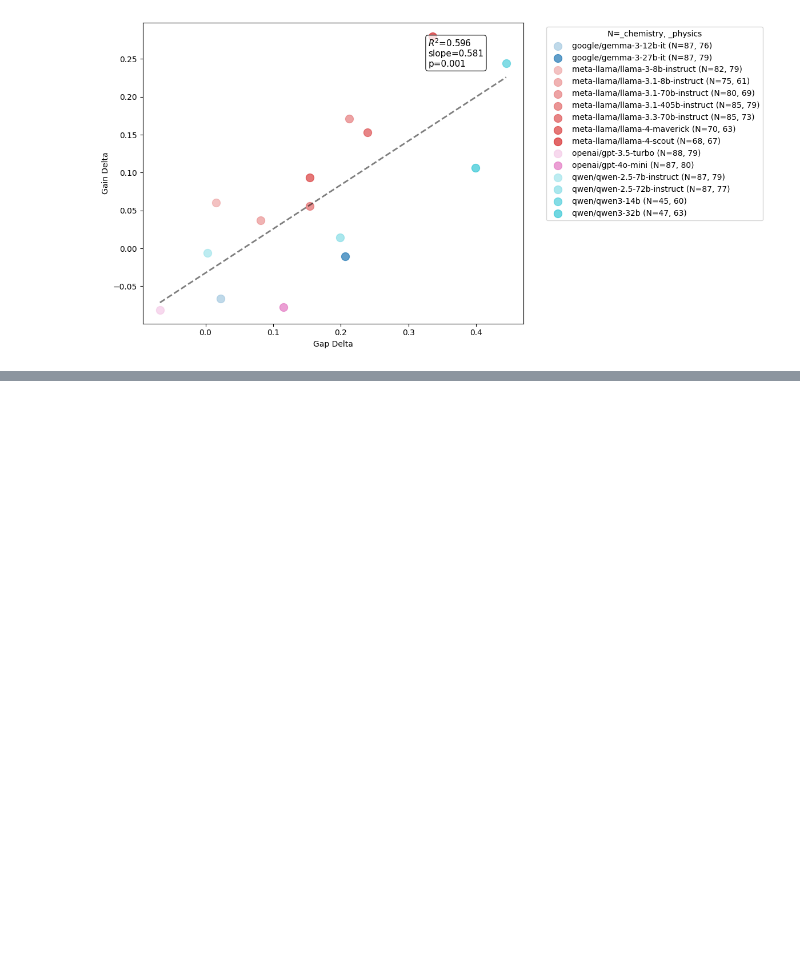
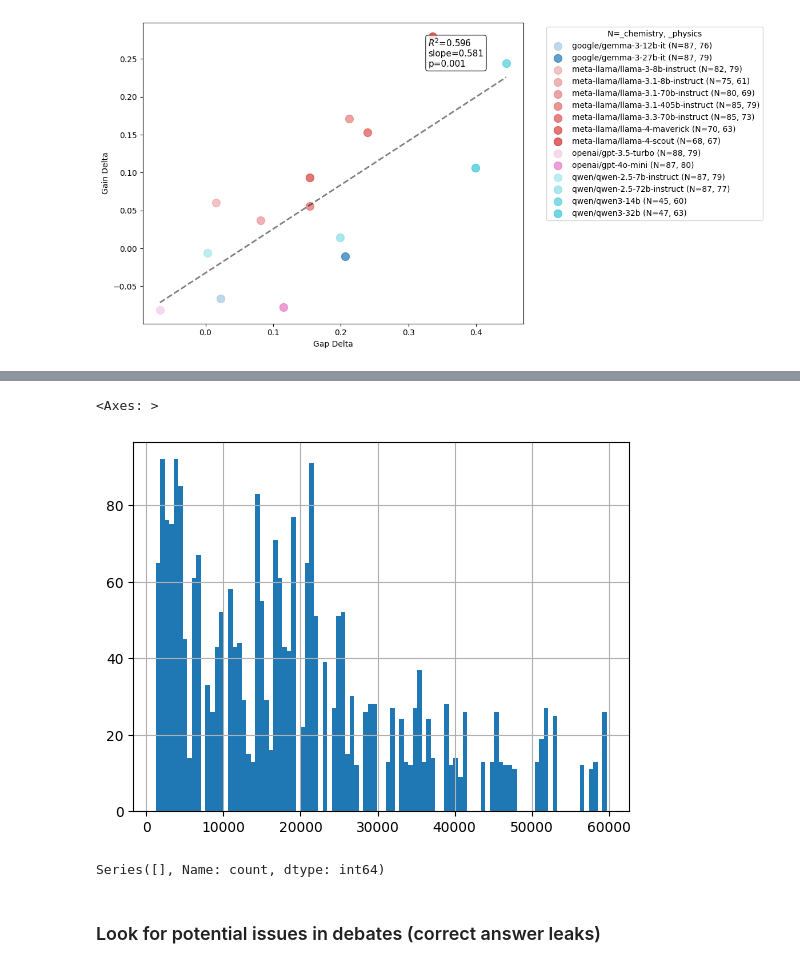
Before and after one commit to joshlevy89/llm_judge_debate_NEW, a Jupyter notebook: analysis/analysis_gpqa.ipynb, the cells around one changed output, grey strips where cells are left out. Drawn from its saved outputs; the diff is of its cells as text; code cells hidden in the pictures; blank space fills up the shorter version.

```diff
--- a/analysis/analysis_gpqa.ipynb
+++ b/analysis/analysis_gpqa.ipynb
@@ -108,0 +112,12 @@ skipping qwen/qwen3-235b-a22b because too few samples: n_0 = 5 and n_1 = 24
+# %%
+# df_4_choice_gpqa['judge_verdict_verdicts'].apply(lambda x: x.get('token_usage').get('completion_tokens_details')).value_counts()
+
+def get_verdict_reasoning_tokens(x):
+    completion_tokens_details = x['token_usage'].get('completion_tokens_details')
+    if completion_tokens_details is None:
+        return 0
+    else:
+        return completion_tokens_details.get('reasoning_tokens', 0)
+
+df_4_choice_gpqa['judge_reasoning_tokens'] = df_4_choice_gpqa['judge_verdict_verdicts'].apply(lambda x: get_verdict_reasoning_tokens(x))
+df_4_choice_gpqa.groupby('config_judge_model_verdicts')['judge_reasoning_tokens'].sum()
@@ -108,0 +149,11 @@ skipping qwen/qwen3-235b-a22b because too few samples: n_0 = 5 and n_1 = 24
+# %%
+df_4_choice_gpqa['debate_history_debates'].apply(lambda x: sum_reasoning_tokens_over_turns(x)).hist(bins=100)
+# %% [output]
+<Axes: >
+[figure, added]
+# %%
+df_4_choice_gpqa['debate_history_debates'].apply(lambda x: x[1]['internal_model_reasoning']).value_counts()
+# %% [output]
+Series([], Name: count, dtype: int64)
+# %% [markdown]
+### Look for potential issues in debates (correct answer leaks)
```
Also changed, not shown: parts of 12 cells of this notebook, 10 other files.
